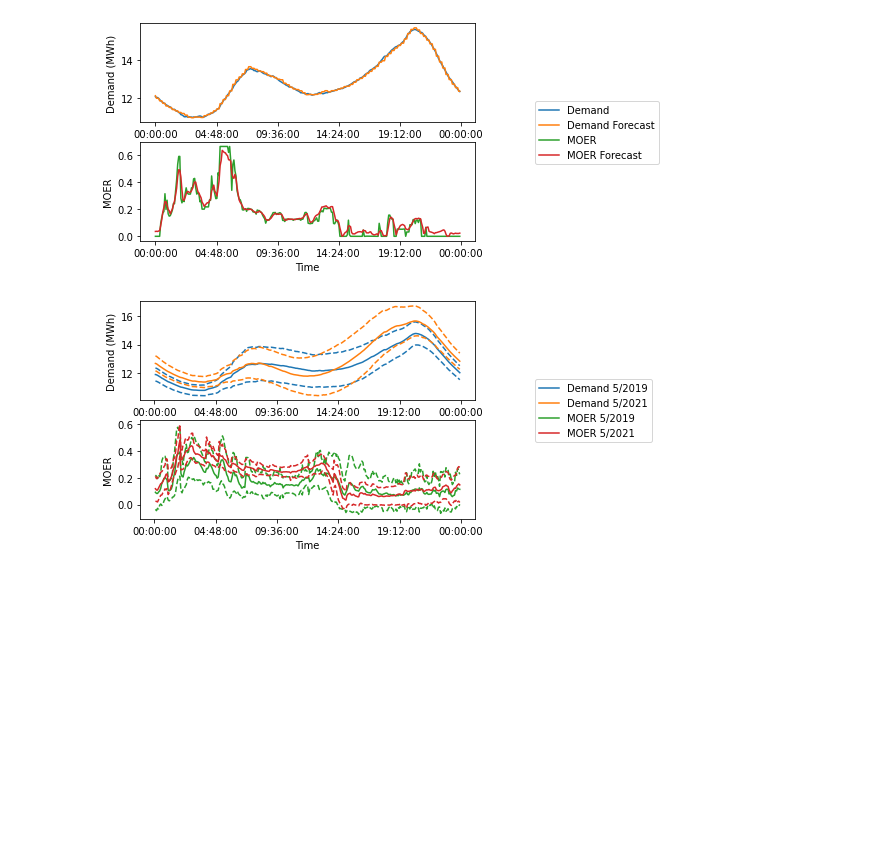
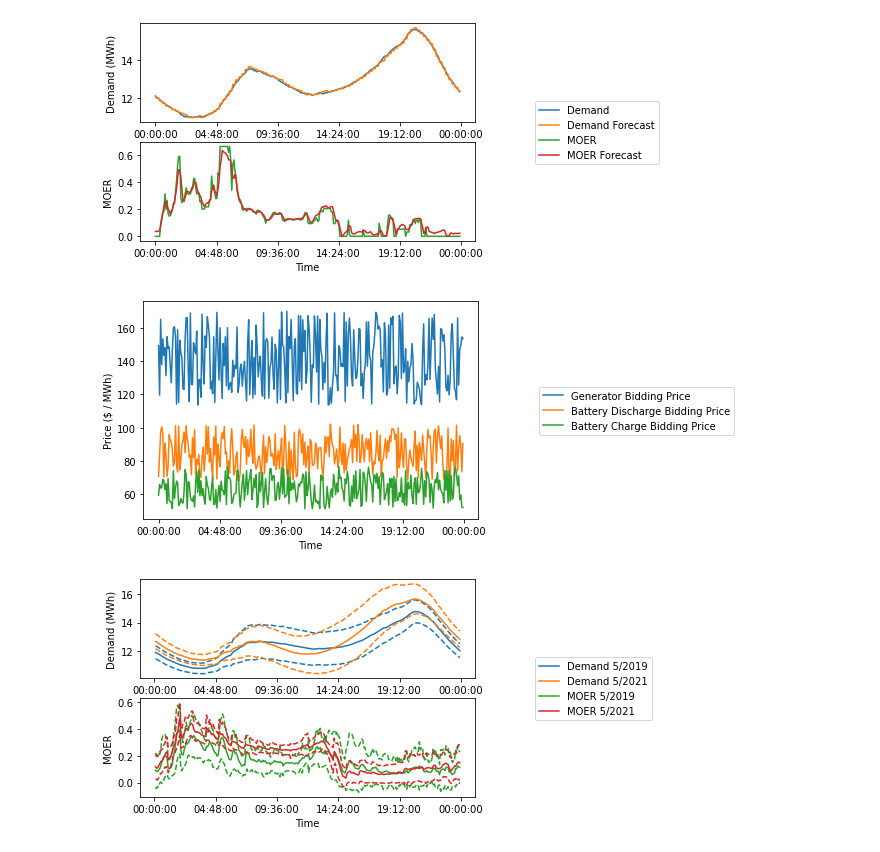
Before and after one commit to chrisyeh96/sustaingym, a Jupyter notebook: sustaingym/envs/data_plots.ipynb, the cells around one changed output. Drawn from its saved outputs; the diff is of its cells as text; code cells hidden in the pictures; blank space fills up the shorter version.

Commit message:
made some plots

```diff
--- a/sustaingym/envs/data_plots.ipynb
+++ b/sustaingym/envs/data_plots.ipynb
@@ -63,6 +63,64 @@ fig.legend(lines, labels, bbox_to_anchor=(1.04,0.5), loc="center left", borderax
 plt.show()
 # %% [output]
 [figure]
+# %%
+"""
+Plots for simulated bid prices.
+"""
+import sys
+sys.path.append('../')
+
+from typing import List
+
+import numpy as np
+import os
+import pandas as pd
+import gym
+from tqdm import tqdm
+import matplotlib.pyplot as plt
+import matplotlib.dates as mdates
+import datetime
+import matplotlib.ticker as plticker
+
+color_cycle = plt.rcParams['axes.prop_cycle']()
+
+fmt = mdates.DateFormatter('%H:%M:%S')
+
+df_load = pd.read_csv('data/CAISO-demand-2019-05.csv.gz', compression='gzip', index_col=0)
+
+time_arr = df_load.columns[:-1]
+time_arr = [t + ':00.0' for t in time_arr]
+timeArray = [datetime.datetime.strptime(i, '%H:%M:%S.%f') for i in time_arr]
+
+init_gen_cost = np.random.uniform(50, 150)
+gen_costs = np.random.uniform(0.8*init_gen_cost, 1.2*init_gen_cost, len(timeArray))
+
+init_discharge_cost = np.random.uniform(50, 100)
+init_charge_cost = 0.75*init_discharge_cost
+charge_costs = np.random.uniform(0.8*init_charge_cost, 1.2*init_charge_cost, len(timeArray))
+discharge_costs = np.random.uniform(0.8*init_discharge_cost, 1.2*init_discharge_cost, len(timeArray))
+
+fig, ax  = plt.subplots()
+
+ax.plot(timeArray, gen_costs, label='Generator Bidding Price', **next(color_cycle))
+ax.plot(timeArray, discharge_costs, label='Battery Discharge Bidding Price', **next(color_cycle))
+ax.plot(timeArray, charge_costs, label='Battery Charge Bidding Price', **next(color_cycle))
+
+ax.set_ylabel('Price ($ / MWh)')
+
+ax.set_xlabel('Time')
+
+lines_labels = [ax.get_legend_handles_labels() for ax in fig.axes]
+lines, labels = [sum(lol, []) for lol in zip(*lines_labels)]
+
+ax.xaxis.set_major_formatter(fmt)
+loc = plticker.MultipleLocator(base=0.2) # this locator puts ticks at regular intervals
+ax.xaxis.set_major_locator(loc)
+
+fig.legend(lines, labels, bbox_to_anchor=(1.04,0.5), loc="center left", borderaxespad=0)
+plt.show()
+# %% [output]
+[figure, added]
 # %%
 """
 Generating distribution shift plots.
```
Also changed, not shown: 2 other files.
